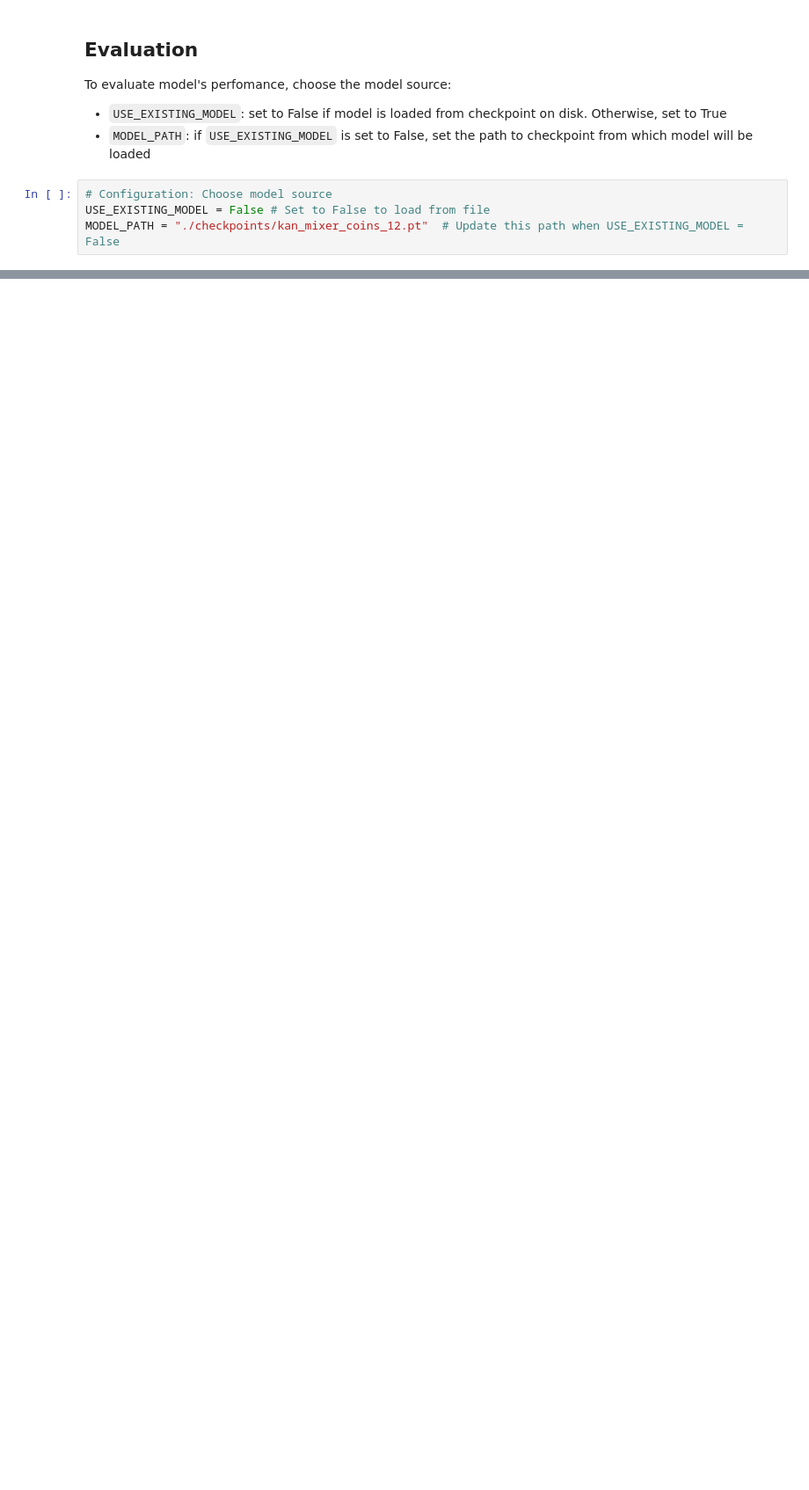
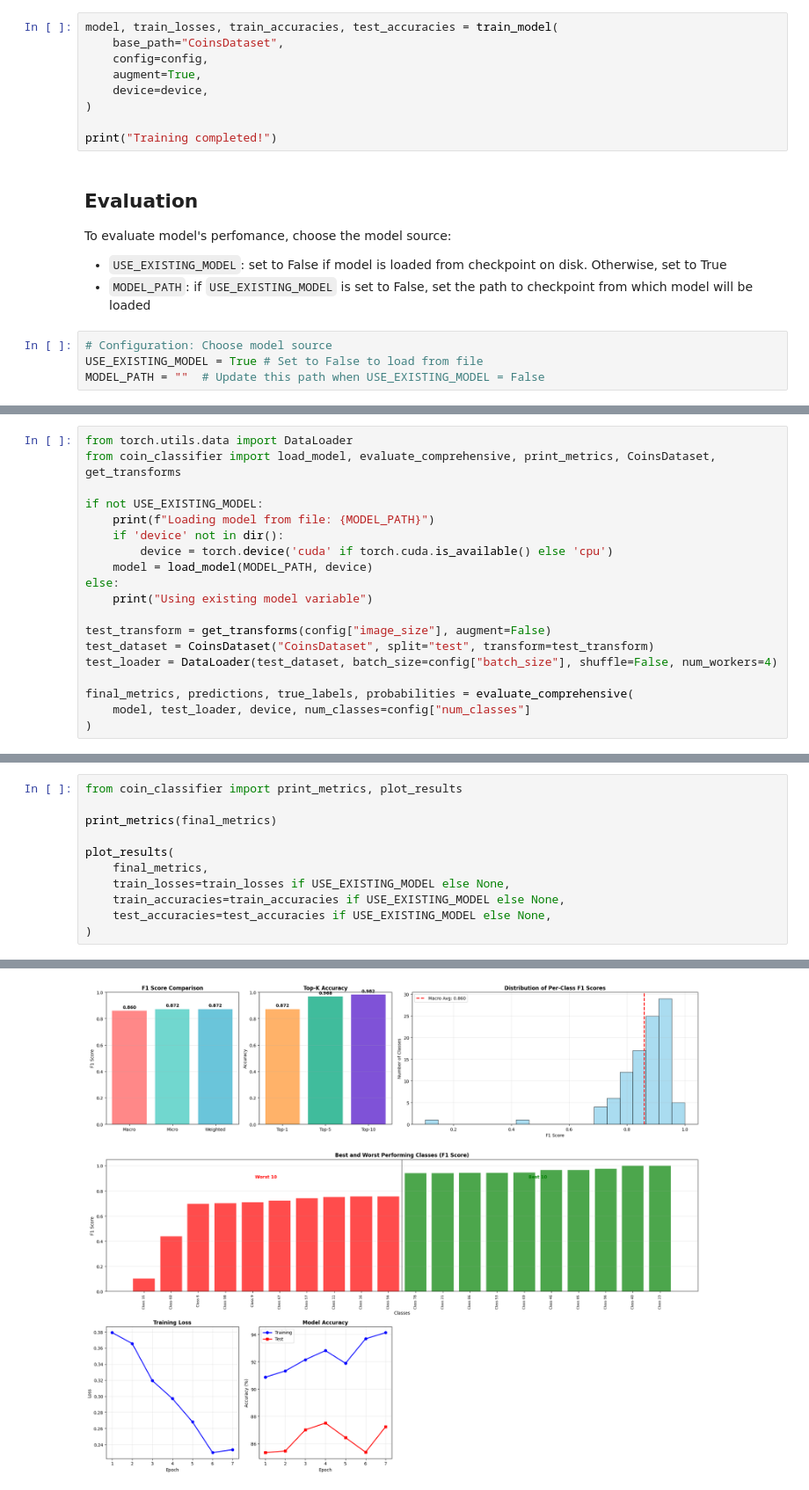
Before and after one commit to zradj/roman-coins-deep-learning, a Jupyter notebook: roman_coins_deep_learning.ipynb, the cells around one changed output, grey strips where cells are left out. Shown at 88% size. Drawn from its saved outputs; the diff is of its cells as text; blank space fills up the shorter version.

Commit message:
upd notebook with results and upd README

```diff
--- a/roman_coins_deep_learning.ipynb
+++ b/roman_coins_deep_learning.ipynb
@@ -810,3 +330,12 @@ print("Training completed!")
+# %%
+model, train_losses, train_accuracies, test_accuracies = train_model(
+    base_path="CoinsDataset",
+    config=config,
+    augment=True,
+    device=device,
+)
+
+print("Training completed!")
 # %% [markdown]
 ## Evaluation
 
@@ -816,5 +345,5 @@ To evaluate model's perfomance, choose the model source:
 - `MODEL_PATH`: if `USE_EXISTING_MODEL` is set to False, set the path to checkpoint from which model will be loaded
 # %%
 # Configuration: Choose model source
-USE_EXISTING_MODEL = False # Set to False to load from file
-MODEL_PATH = "./checkpoints/kan_mixer_coins_12.pt"  # Update this path when USE_EXISTING_MODEL = False
+USE_EXISTING_MODEL = True # Set to False to load from file
+MODEL_PATH = ""  # Update this path when USE_EXISTING_MODEL = False
@@ -1047,3 +350,22 @@ final_metrics, predictions, true_labels, probabilities = evaluate_model_comprehe
+# %%
+from torch.utils.data import DataLoader
+from coin_classifier import load_model, evaluate_comprehensive, print_metrics, CoinsDataset, get_transforms
+
+if not USE_EXISTING_MODEL:
+    print(f"Loading model from file: {MODEL_PATH}")
+    if 'device' not in dir():
+        device = torch.device('cuda' if torch.cuda.is_available() else 'cpu')
+    model = load_model(MODEL_PATH, device)
+else:
+    print("Using existing model variable")
+
+test_transform = get_transforms(config["image_size"], augment=False)
+test_dataset = CoinsDataset("CoinsDataset", split="test", transform=test_transform)
+test_loader = DataLoader(test_dataset, batch_size=config["batch_size"], shuffle=False, num_workers=4)
+
+final_metrics, predictions, true_labels, probabilities = evaluate_comprehensive(
+    model, test_loader, device, num_classes=config["num_classes"]
+)
 # %% [markdown]
 # Insights
 
@@ -1212,0 +411,12 @@ As mentioned previously, in Phase 2, we are planning to compare model's pefomanc
+# %%
+from coin_classifier import print_metrics, plot_results
+
+print_metrics(final_metrics)
+
+plot_results(
+    final_metrics,
+    train_losses=train_losses if USE_EXISTING_MODEL else None,
+    train_accuracies=train_accuracies if USE_EXISTING_MODEL else None,
+    test_accuracies=test_accuracies if USE_EXISTING_MODEL else None,
+)
+# %% [output]
@@ -1212,0 +431 @@ As mentioned previously, in Phase 2, we are planning to compare model's pefomanc
+[figure, added]
```
Also changed, not shown: parts of 33 cells of this notebook, 2 other files.
